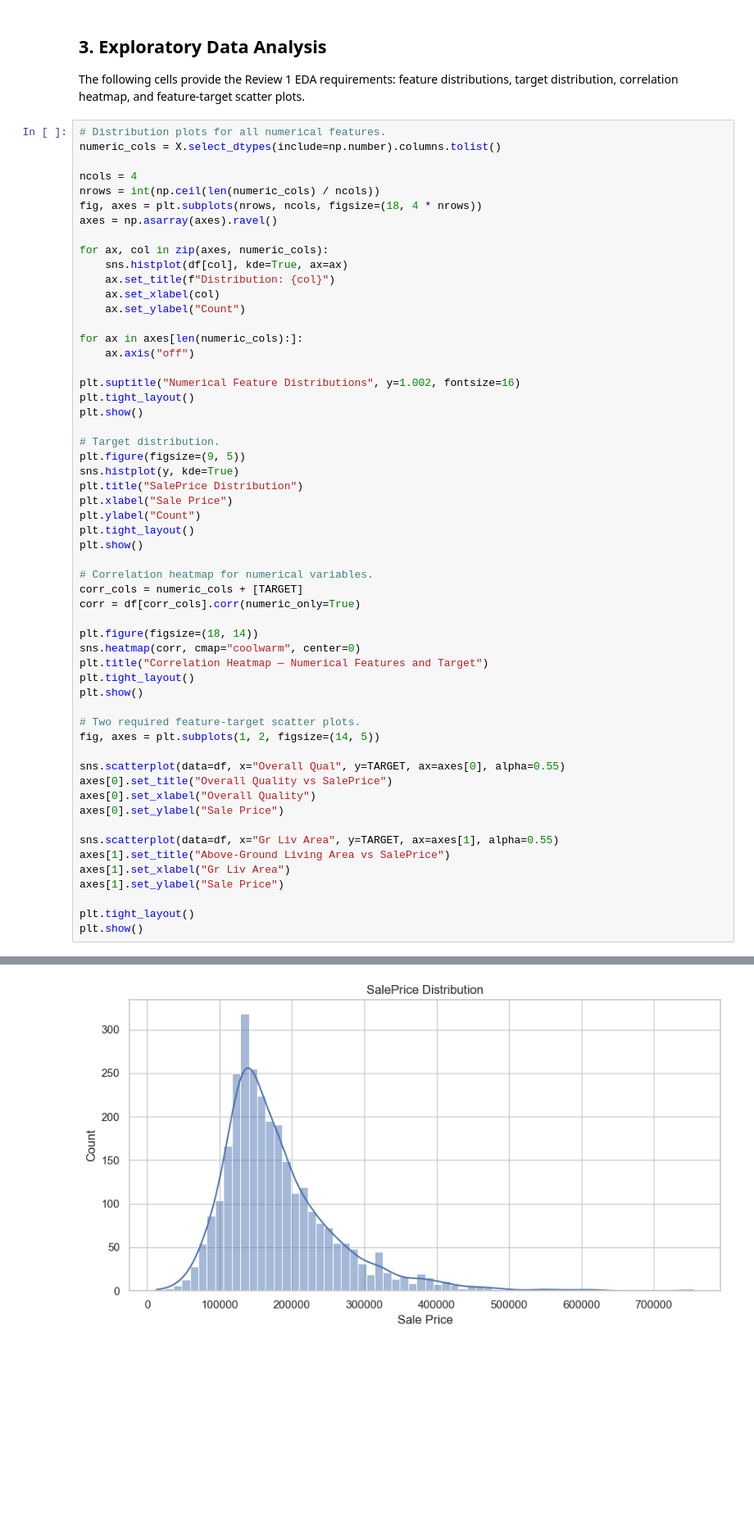
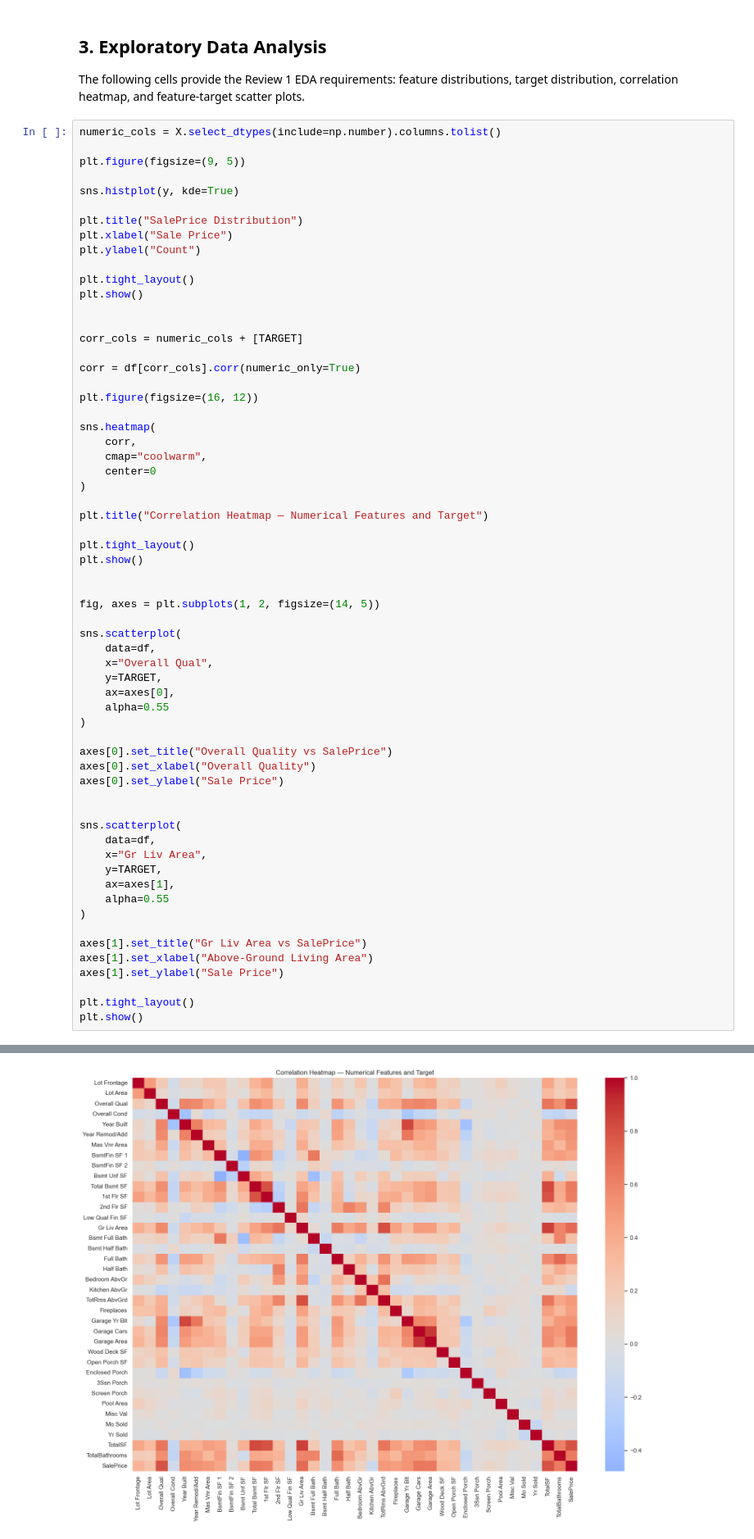
Before and after one commit to venky170507/ML_CAPSTONE, a Jupyter notebook: Review-1/notebooks/08_gradient_boosting_regressor.ipynb, the cells around one changed output, grey strips where cells are left out. Shown at 82% size. Cells and saved outputs as stored; diff of their text form; blank space fills up the shorter version.

```diff
--- a/Review-1/notebooks/08_gradient_boosting_regressor.ipynb
+++ b/Review-1/notebooks/08_gradient_boosting_regressor.ipynb
@@ -119,57 +115,63 @@ Numerical features: 37
 
 The following cells provide the Review 1 EDA requirements: feature distributions, target distribution, correlation heatmap, and feature-target scatter plots.
 # %%
-# Distribution plots for all numerical features.
 numeric_cols = X.select_dtypes(include=np.number).columns.tolist()
 
-ncols = 4
-nrows = int(np.ceil(len(numeric_cols) / ncols))
-fig, axes = plt.subplots(nrows, ncols, figsize=(18, 4 * nrows))
-axes = np.asarray(axes).ravel()
+plt.figure(figsize=(9, 5))
 
-for ax, col in zip(axes, numeric_cols):
-    sns.histplot(df[col], kde=True, ax=ax)
-    ax.set_title(f"Distribution: {col}")
-    ax.set_xlabel(col)
-    ax.set_ylabel("Count")
+sns.histplot(y, kde=True)
 
-for ax in axes[len(numeric_cols):]:
-    ax.axis("off")
+plt.title("SalePrice Distribution")
+plt.xlabel("Sale Price")
+plt.ylabel("Count")
 
-plt.suptitle("Numerical Feature Distributions", y=1.002, fontsize=16)
 plt.tight_layout()
 plt.show()
 
-# Target distribution.
-plt.figure(figsize=(9, 5))
-sns.histplot(y, kde=True)
-plt.title("SalePrice Distribution")
-plt.xlabel("Sale Price")
-plt.ylabel("Count")
+
+corr_cols = numeric_cols + [TARGET]
+
+corr = df[corr_cols].corr(numeric_only=True)
+
+plt.figure(figsize=(16, 12))
+
+sns.heatmap(
+    corr,
+    cmap="coolwarm",
+    center=0
+)
+
+plt.title("Correlation Heatmap — Numerical Features and Target")
+
 plt.tight_layout()
 plt.show()
 
-# Correlation heatmap for numerical variables.
-corr_cols = numeric_cols + [TARGET]
-corr = df[corr_cols].corr(numeric_only=True)
 
-plt.figure(figsize=(18, 14))
-sns.heatmap(corr, cmap="coolwarm", center=0)
-plt.title("Correlation Heatmap — Numerical Features and Target")
-plt.tight_layout()
-plt.show()
-
-# Two required feature-target scatter plots.
 fig, axes = plt.subplots(1, 2, figsize=(14, 5))
 
-sns.scatterplot(data=df, x="Overall Qual", y=TARGET, ax=axes[0], alpha=0.55)
+sns.scatterplot(
+    data=df,
+    x="Overall Qual",
+    y=TARGET,
+    ax=axes[0],
+    alpha=0.55
+)
+
 axes[0].set_title("Overall Quality vs SalePrice")
 axes[0].set_xlabel("Overall Quality")
 axes[0].set_ylabel("Sale Price")
 
-sns.scatterplot(data=df, x="Gr Liv Area", y=TARGET, ax=axes[1], alpha=0.55)
-axes[1].set_title("Above-Ground Living Area vs SalePrice")
-axes[1].set_xlabel("Gr Liv Area")
+
+sns.scatterplot(
+    data=df,
+    x="Gr Liv Area",
+    y=TARGET,
+    ax=axes[1],
+    alpha=0.55
+)
+
+axes[1].set_title("Gr Liv Area vs SalePrice")
+axes[1].set_xlabel("Above-Ground Living Area")
 axes[1].set_ylabel("Sale Price")
 
 plt.tight_layout()
@@ -179 +181 @@ plt.show()
-[figure, old version]
+[figure, new version]
```
Also changed, not shown: parts of 6 cells of this notebook, 4 other files.
